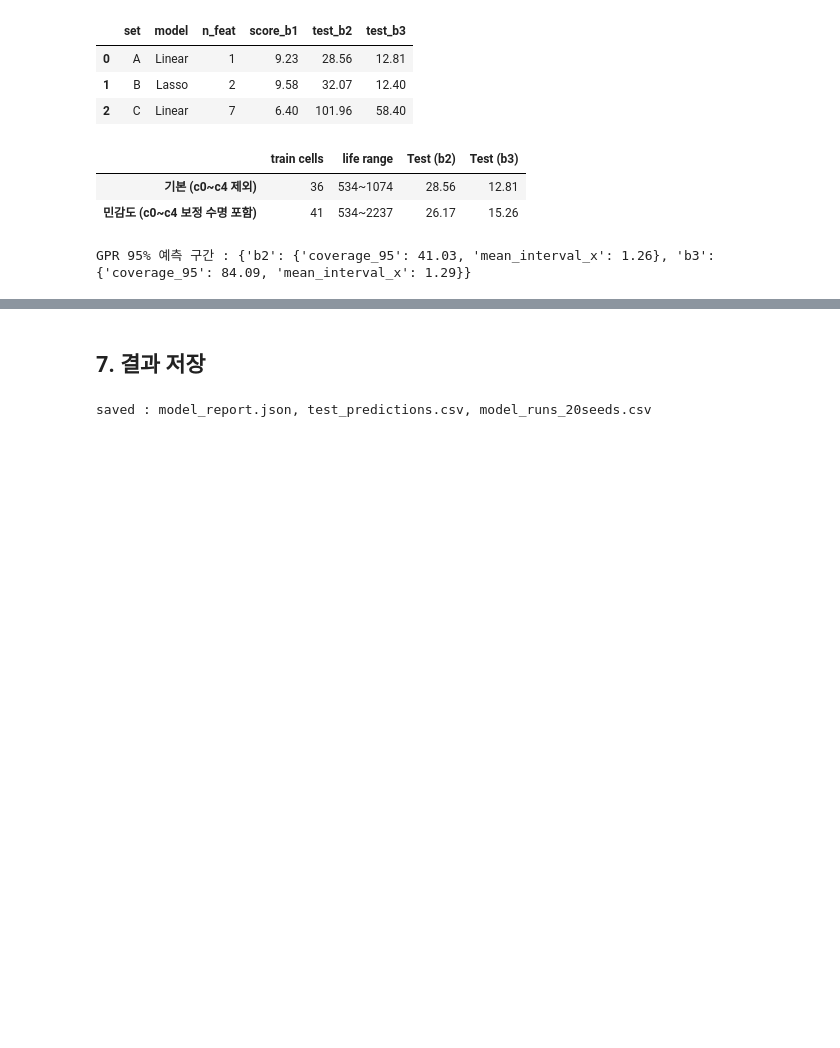
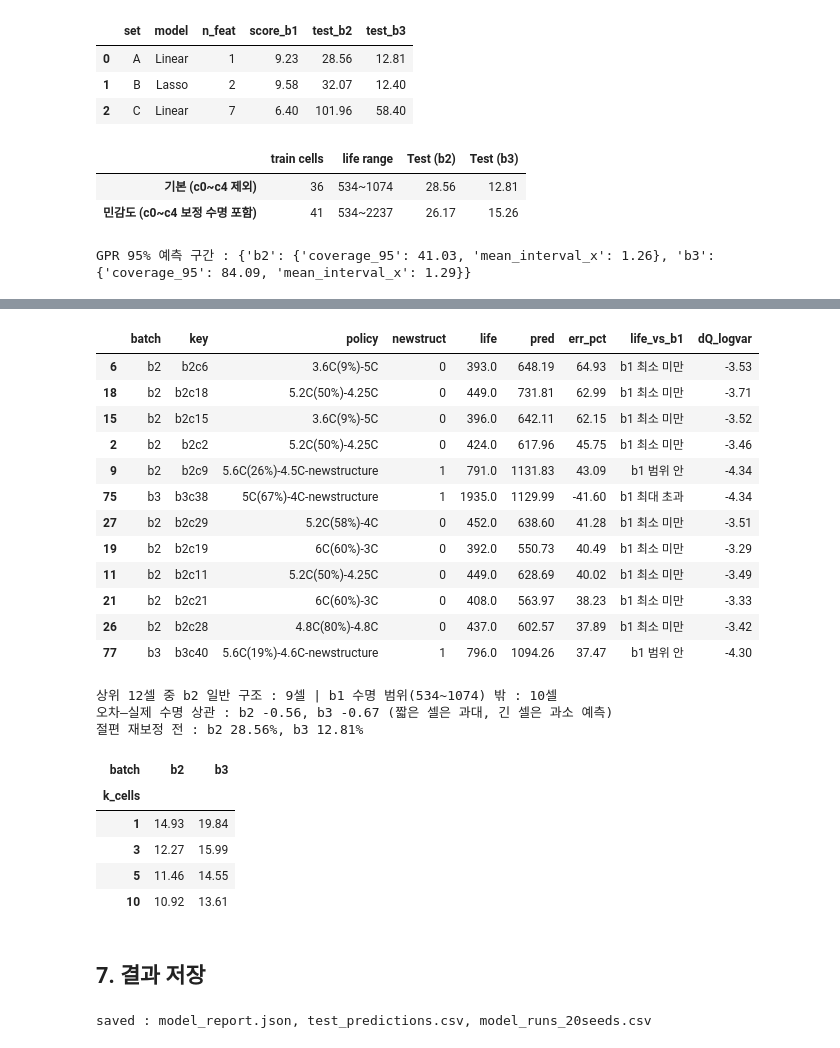
Before and after one commit to youngje228/ess-battery-life-prediction, a Jupyter notebook: notebooks/03_modeling.ipynb, the cells around one changed output, grey strips where cells are left out. Saved outputs shown, nothing was run; the diff lists cells and outputs as text; code cells hidden in the pictures; blank space fills up the shorter version.

```diff
--- a/notebooks/03_modeling.ipynb
+++ b/notebooks/03_modeling.ipynb
@@ -243,3 +247,47 @@ GPR 95% 예측 구간 : {'b2': {'coverage_95': 41.03, 'mean_interval_x': 1.26},
+# %%
+T = pd.concat([B2, B3], ignore_index=True); T['batch'] = ['b2'] * len(B2) + ['b3'] * len(B3)
+lo, hi = TR.life.min(), TR.life.max()
+T['life_vs_b1'] = np.where(T.life < lo, 'b1 최소 미만', np.where(T.life > hi, 'b1 최대 초과', 'b1 범위 안'))
+top = T.reindex(T.err_pct.abs().sort_values(ascending=False).index).head(12)
+display(top[['batch', 'key', 'policy', 'newstruct', 'life', 'pred', 'err_pct', 'life_vs_b1', 'dQ_logvar']].round(2))
+print(f'상위 12셀 중 b2 일반 구조 : {((top.batch == "b2") & (top.newstruct == 0)).sum()}셀 | b1 수명 범위({lo:.0f}~{hi:.0f}) 밖 : {(top.life_vs_b1 != "b1 범위 안").sum()}셀')
+print('오차–실제 수명 상관 : b2 {:.2f}, b3 {:.2f} (짧은 셀은 과대, 긴 셀은 과소 예측)'.format(
+      np.corrcoef(B2.err_pct, B2.life)[0, 1], np.corrcoef(B3.err_pct, B3.life)[0, 1]))
+
+def offset_calibration(d, ks=(1, 3, 5, 10), n_draw=500, seed=0):
+    rng = np.random.default_rng(seed); y, p = d.log_life.values, d.pred_log.values; rows = []
+    for k in ks:
+        m = []
+        for _ in range(n_draw):
+            idx = rng.choice(len(y), k, replace=False); rest = np.setdiff1d(np.arange(len(y)), idx)
+            m.append(mape(y[rest], p[rest] + np.mean(y[idx] - p[idx])))
+        rows.append(dict(k_cells=k, mape_mean=np.mean(m), mape_std=np.std(m)))
+    return pd.DataFrame(rows)
+CAL = pd.concat([offset_calibration(d).assign(batch=b) for b, d in (('b2', B2), ('b3', B3))]).round(2)
+print(f'절편 재보정 전 : b2 {test_b2:.2f}%, b3 {test_b3:.2f}%'); display(CAL.pivot(index='k_cells', columns='batch', values='mape_mean'))
+# %% [output]
+|  | batch | key | policy | newstruct | life | pred | err_pct | life_vs_b1 | dQ_logvar |
+| 6 | b2 | b2c6 | 3.6C(9%)-5C | 0 | 393.0 | 648.19 | 64.93 | b1 최소 미만 | -3.53 |
+| 18 | b2 | b2c18 | 5.2C(50%)-4.25C | 0 | 449.0 | 731.81 | 62.99 | b1 최소 미만 | -3.71 |
+| 15 | b2 | b2c15 | 3.6C(9%)-5C | 0 | 396.0 | 642.11 | 62.15 | b1 최소 미만 | -3.52 |
+| 2 | b2 | b2c2 | 5.2C(50%)-4.25C | 0 | 424.0 | 617.96 | 45.75 | b1 최소 미만 | -3.46 |
+| 9 | b2 | b2c9 | 5.6C(26%)-4.5C-newstructure | 1 | 791.0 | 1131.83 | 43.09 | b1 범위 안 | -4.34 |
+| 75 | b3 | b3c38 | 5C(67%)-4C-newstructure | 1 | 1935.0 | 1129.99 | -41.60 | b1 최대 초과 | -4.34 |
+| 27 | b2 | b2c29 | 5.2C(58%)-4C | 0 | 452.0 | 638.60 | 41.28 | b1 최소 미만 | -3.51 |
+| 19 | b2 | b2c19 | 6C(60%)-3C | 0 | 392.0 | 550.73 | 40.49 | b1 최소 미만 | -3.29 |
+| 11 | b2 | b2c11 | 5.2C(50%)-4.25C | 0 | 449.0 | 628.69 | 40.02 | b1 최소 미만 | -3.49 |
+| 21 | b2 | b2c21 | 6C(60%)-3C | 0 | 408.0 | 563.97 | 38.23 | b1 최소 미만 | -3.33 |
+| 26 | b2 | b2c28 | 4.8C(80%)-4.8C | 0 | 437.0 | 602.57 | 37.89 | b1 최소 미만 | -3.42 |
+| 77 | b3 | b3c40 | 5.6C(19%)-4.6C-newstructure | 1 | 796.0 | 1094.26 | 37.47 | b1 범위 안 | -4.30 |
+상위 12셀 중 b2 일반 구조 : 9셀 | b1 수명 범위(534~1074) 밖 : 10셀
+오차–실제 수명 상관 : b2 -0.56, b3 -0.67 (짧은 셀은 과대, 긴 셀은 과소 예측)
+절편 재보정 전 : b2 28.56%, b3 12.81%
+| batch | b2 | b3 |
+| k_cells |  |  |
+| 1 | 14.93 | 19.84 |
+| 3 | 12.27 | 15.99 |
+| 5 | 11.46 | 14.55 |
+| 10 | 10.92 | 13.61 |
 # %% [markdown]
 ## 7. 결과 저장
 # %%
```
Also changed, not shown: parts of 1 cell of this notebook, 2 other files.
